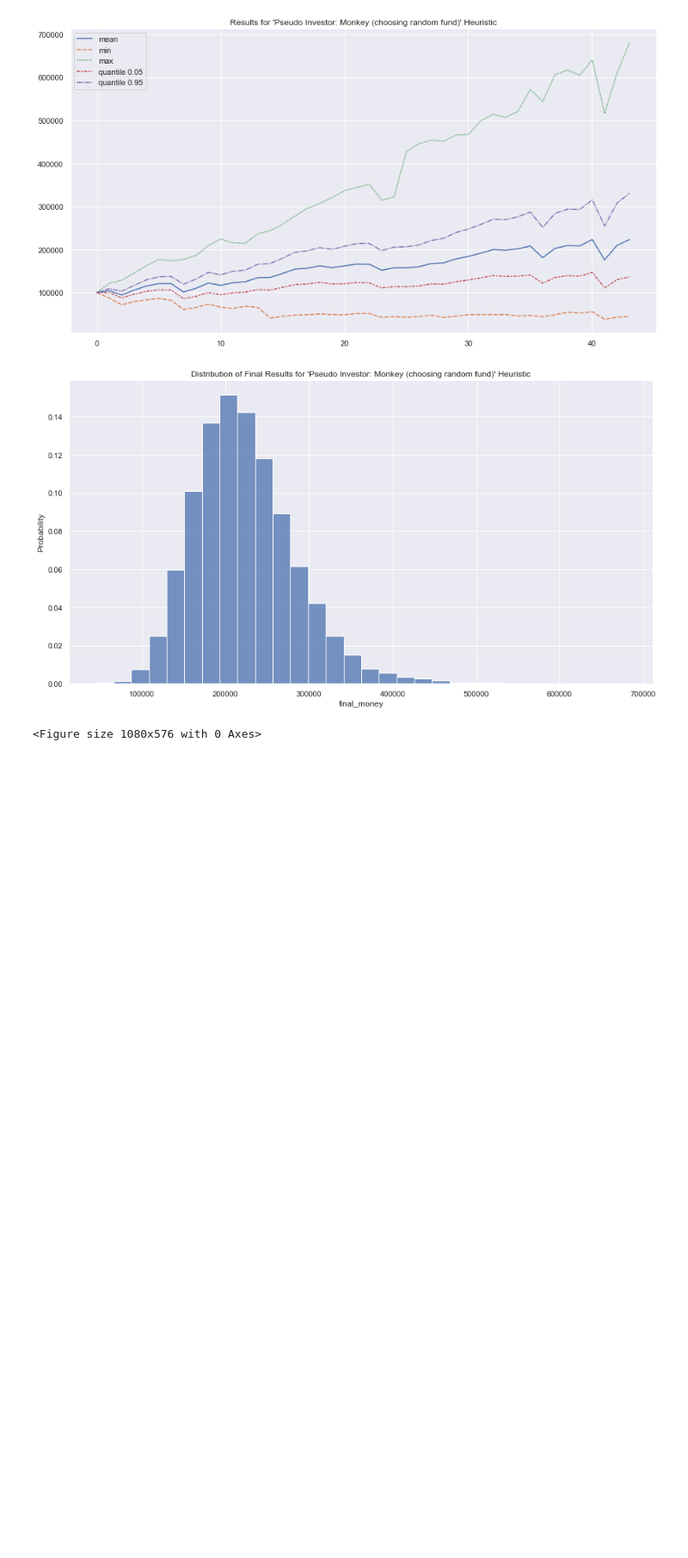
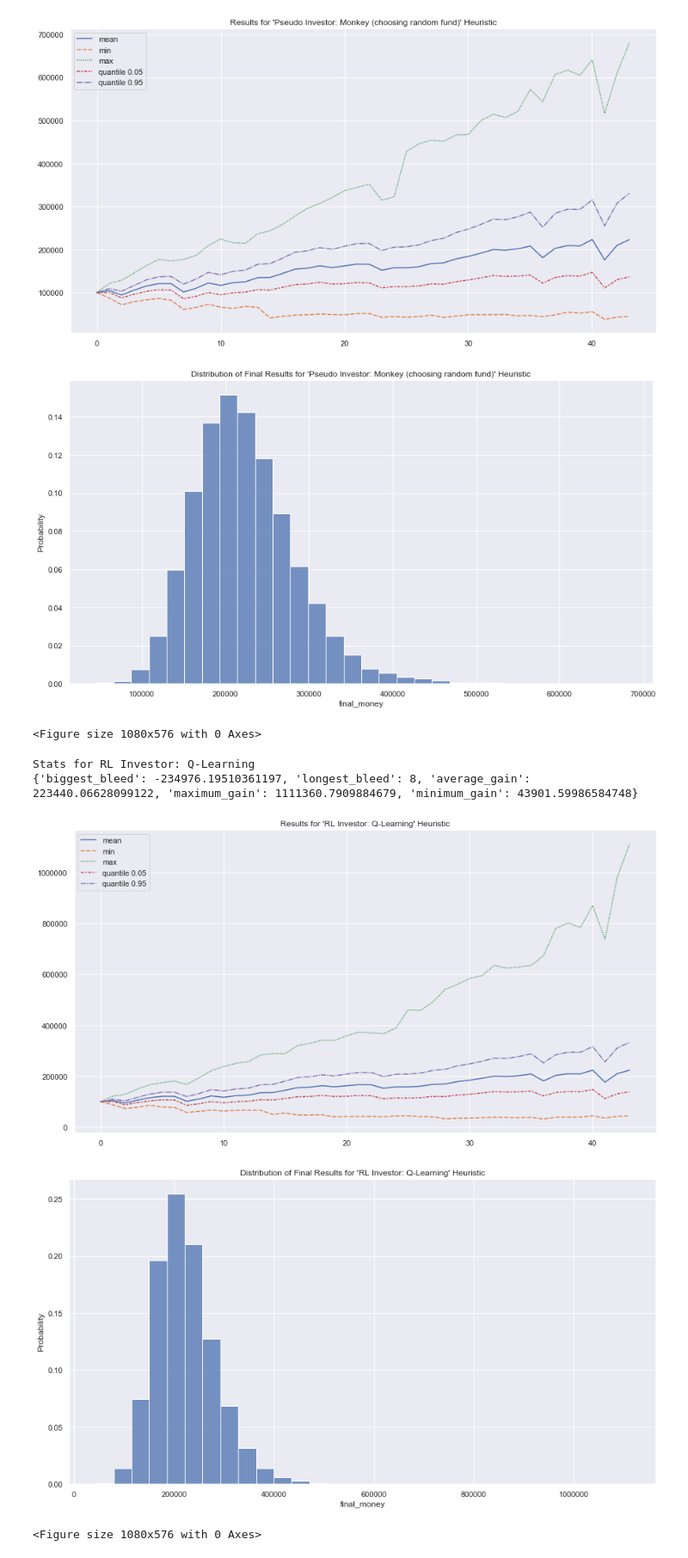
Before and after one commit to tomer43/ai-project-optimal-pension, a Jupyter notebook: results_analysis.ipynb, the cells around one changed output. Shown at 86% size. Saved outputs shown, nothing was run; the diff lists cells and outputs as text; code cells hidden in the pictures; blank space fills up the shorter version.

Commit message:
Update Analysis of Results File

```diff
--- a/results_analysis.ipynb
+++ b/results_analysis.ipynb
@@ -6,15 +6,16 @@ import seaborn as sns
 # %%
 sns.set(rc={'figure.figsize':(15,8)})
 # %%
-working_dir = # complete path
+# TODO: set here local directory for experiments_results folder
+working_dir = r"your_local_dir/experiments_results/"
 money_cols = [f"money_q{i}" for i in range(0, 44)]
 # %%
+# TODO: Replace file name with concrete results
 results_storage = {
     "BestReturnLastQuarter_500_experiments": {
         "name": "Last Quarter Best Return",
         "file_name": r"BestReturnLastQuarterInvestor_results 12.03.2021 16-20-53.csv"
     },
-
     "BestReturnLastQuarter_10k_experiments": {
         "name": "Last Quarter Best Return",
         "file_name": r"BestReturnLastQuarterInvestor_results 13.03.2021 18-00-55.csv"
@@ -67,6 +68,14 @@ results_storage = {
         "name": "Pseudo Investor: Monkey (choosing random fund)",
         "file_name": r"MonkeyInvestor_results 01.04.2021 15-19-13.csv"
     },
+    "RLQInvestor": {
+        "name": "RL Investor: Q-Learning",
+        "file_name": r"RLQInvestor_results 25.04.2021 19-26-07.csv"
+    },
+    "RLApproximateInvestor": {
+        "name": "RL Investor: Approximate Value Function",
+        "file_name": r"RLInvestor_v1_results_e1000000.csv"
+    },
 }
 # %% [markdown]
 ### Single Heuristic Analysis
@@ -235,3 +244,12 @@ Stats for Pseudo Investor: Monkey (choosing random fund)
 [figure]
 [figure]
 <Figure size 1080x576 with 0 Axes>
+# %%
+# Reinforcement Learning Investor: Q Learning
+full_report_for_signel_heuristic(results_storage["RLQInvestor"])
+# %% [output]
+Stats for RL Investor: Q-Learning
+{'biggest_bleed': -234976.19510361197, 'longest_bleed': 8, 'average_gain': 223440.06628099122, 'maximum_gain': 1111360.7909884679, 'minimum_gain': 43901.59986584748}
+[figure, added]
+[figure, added]
+<Figure size 1080x576 with 0 Axes>
```
Also changed, not shown: parts of 2 cells of this notebook.
